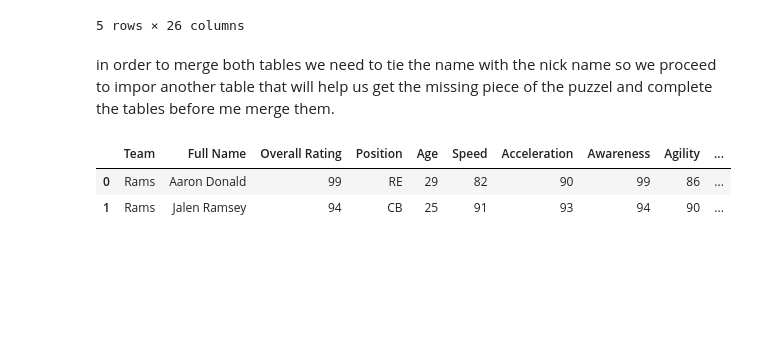
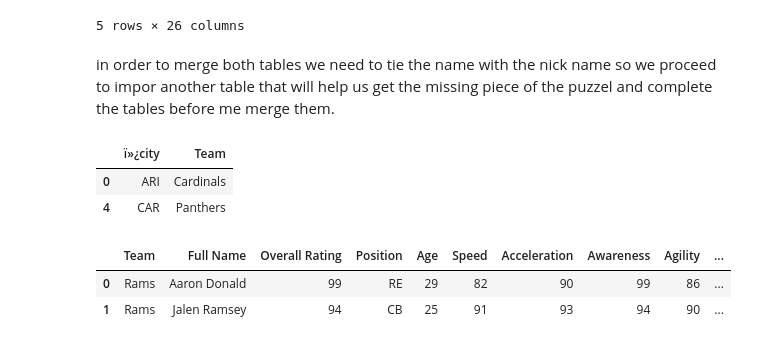
Before and after one commit to Chelechepe/Project_2_Pipeline, a Jupyter notebook: Scrapping and Cleaning.ipynb, the cells around one changed output. Cells and saved outputs as stored; diff of their text form; code cells hidden in the pictures; blank space fills up the shorter version.

```diff
--- a/Scrapping and Cleaning.ipynb
+++ b/Scrapping and Cleaning.ipynb
@@ -233,6 +233,12 @@ nfl_stat2.sample(5)
 in order to merge both tables we need to tie the name with the nick name so we proceed to impor another table that will help us get the missing piece of the puzzel and complete the tables before me merge them.
 # %%
 teamlist = pd.read_csv('.\\Input\\Teamslist.csv', encoding='latin1')
+# %%
+teamlist.sample(2)
+# %% [output]
+|  | ï»¿city | Team |
+| 0 | ARI | Cardinals |
+| 4 | CAR | Panthers |
 # %%
 p = [nfl_stat2, teamlist]
 
```
Also changed, not shown: parts of 12 cells of this notebook, 28 other files.
